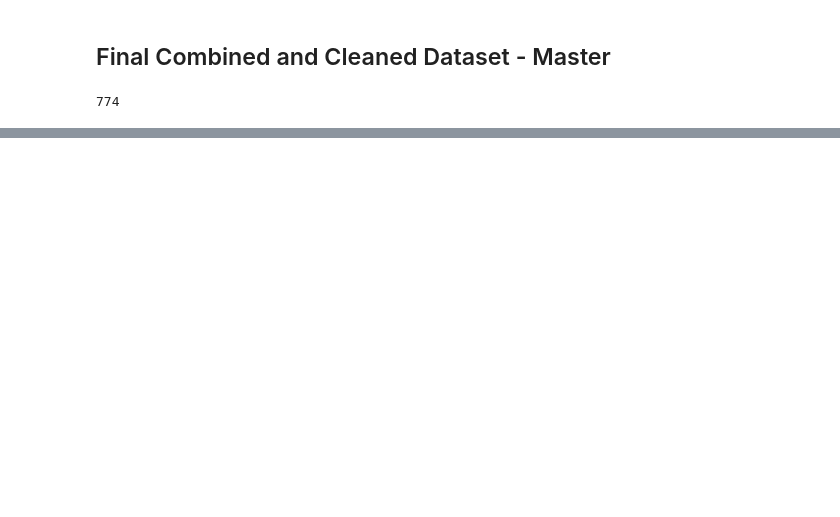
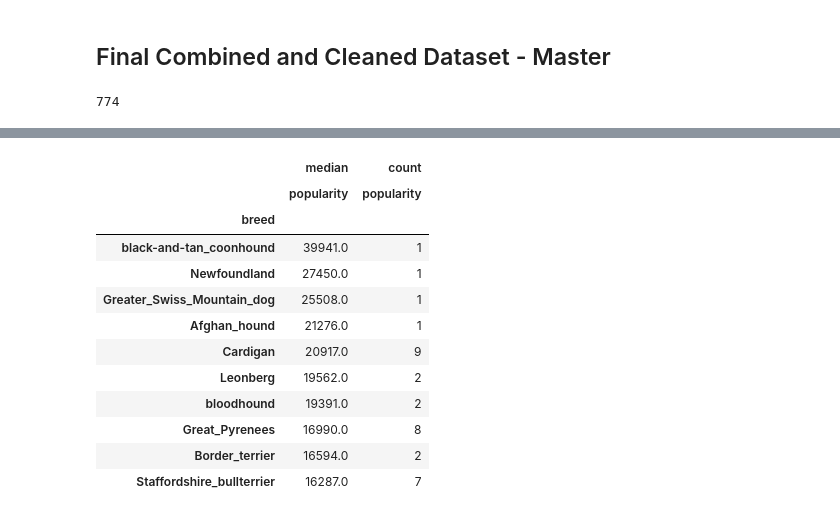
Before and after one commit to marcellovictorino/DAND_4_Data_Wrangling, a Jupyter notebook: 3) Project 4 - WeRateDogs Twitter/wrangle_act.ipynb, the cells around one changed output, grey strips where cells are left out. Cells and saved outputs as stored; diff of their text form; code cells hidden in the pictures; blank space fills up the shorter version.

Commit message:
add: Introduce Data Analysis section

```diff
--- a/3) Project 4 - WeRateDogs Twitter/wrangle_act.ipynb
+++ b/3) Project 4 - WeRateDogs Twitter/wrangle_act.ipynb
@@ -384,7 +396,7 @@ tweet_data.to_csv('Final Tweet Data.csv', index=False)
 dog_data = pd.merge(df_archive_clean, df_breed_clean, on='tweet_id', how='inner')
 
 # Removing useless columns
-dog_data.drop(columns=['img_num', 'p1_dog'], inplace=True)
+dog_data.drop(columns=['img_num', 'p1_dog', 'category'], inplace=True)
 
 # Renaming columns to have more meaningful name
 dog_data.rename(columns={'p1': 'breed', 'p1_conf': 'confidence_score'}, inplace=True)
@@ -406,0 +437,3 @@ len(twitter_archive_master)
+# %%
+# Easier to refer to dataframe
+df = twitter_archive_master
@@ -406,0 +458,21 @@ len(twitter_archive_master)
+# %%
+df['popularity'] = df.retweet + df.favorite
+# %%
+top_popular_breeds = df.pivot_table(index='breed', values='popularity', aggfunc=['median','count']).sort_values(
+    by=('median', 'popularity'), ascending=False).round(0)
+
+top_popular_breeds.head(10)
+# %% [output]
+|  | median | count |
+|  | popularity | popularity |
+| breed |  |  |
+| black-and-tan_coonhound | 39941.0 | 1 |
+| Newfoundland | 27450.0 | 1 |
+| Greater_Swiss_Mountain_dog | 25508.0 | 1 |
+| Afghan_hound | 21276.0 | 1 |
+| Cardigan | 20917.0 | 9 |
+| Leonberg | 19562.0 | 2 |
+| bloodhound | 19391.0 | 2 |
+| Great_Pyrenees | 16990.0 | 8 |
+| Border_terrier | 16594.0 | 2 |
+| Staffordshire_bullterrier | 16287.0 | 7 |
```
Also changed, not shown: parts of 10 cells of this notebook, 2 other files.
